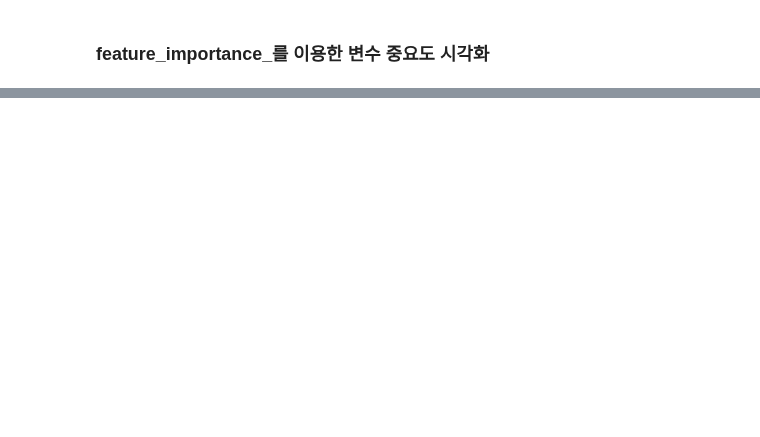
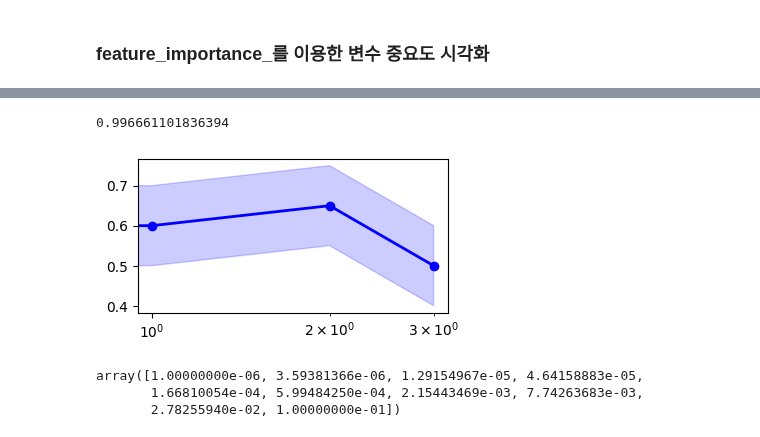
Before and after one commit to onizuka-38/ai_x, a Jupyter notebook: source/10_MachineLearning/ch4_머신러닝모형최적화.ipynb, the cells around one changed output, grey strips where cells are left out. Cells and saved outputs as stored; diff of their text form; code cells hidden in the pictures; blank space fills up the shorter version.

```diff
--- a/source/10_MachineLearning/ch4_머신러닝모형최적화.ipynb
+++ b/source/10_MachineLearning/ch4_머신러닝모형최적화.ipynb
@@ -175,0 +350,22 @@ features
+# %%
+model.score(X, y)
+# %% [output]
+0.996661101836394
+# %%
+range = np.array([0, 1, 2, 3])
+score = np.array([0.5, 0.6, 0.65, 0.5])
+plt.figure(figsize=(4,2))
+plt.semilogx(range, score, color='blue', marker='o', lw=2)
+plt.fill_between(range, score-0.1, score+0.1, color='blue', alpha=0.2)
+plt.show()
+# %% [output]
+[figure, added]
+# %%
+# SVC() 도형에서 C 파라미터 값을 다음의 범위 중 제일 좋은 C값?
+# 10의 -6승부터 10의 -1승까지 로그간격으로 균등분포 10개를 추출
+param_range = np.logspace(-6, -1, 10)
+param_range
+# %% [output]
+array([1.00000000e-06, 3.59381366e-06, 1.29154967e-05, 4.64158883e-05,
+       1.66810054e-04, 5.99484250e-04, 2.15443469e-03, 7.74263683e-03,
+       2.78255940e-02, 1.00000000e-01])
```
Also changed, not shown: parts of 72 cells of this notebook.
